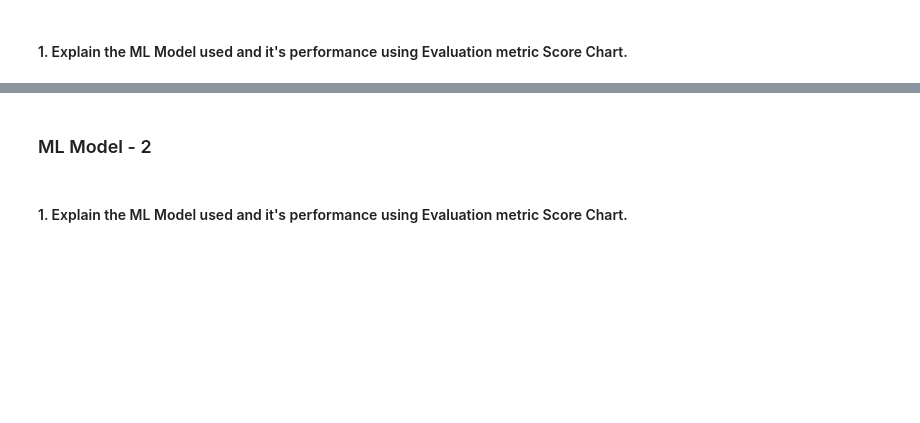
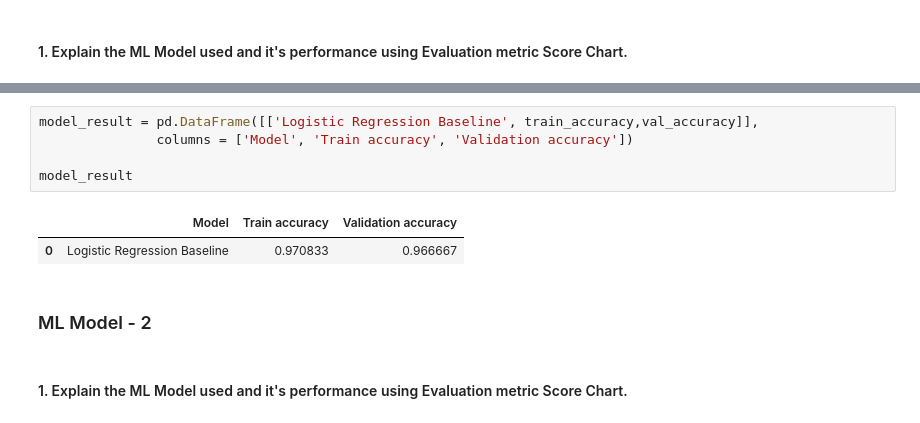
Before and after one commit to Ayushx29/Voyage-Analytics-Integrating-MLOps-in-Travel-Productionization-of-ML-Systems, a Jupyter notebook: Gender_Classification.ipynb, the cells around one changed output, grey strips where cells are left out. Saved outputs shown, nothing was run; the diff lists cells and outputs as text; blank space fills up the shorter version.

```diff
--- a/Gender_Classification.ipynb
+++ b/Gender_Classification.ipynb
@@ -881,3 +479,11 @@ Answer Here.
+# %%
+model_result = pd.DataFrame([['Logistic Regression Baseline', train_accuracy,val_accuracy]],
+               columns = ['Model', 'Train accuracy', 'Validation accuracy'])
+
+model_result
+# %% [output]
+|  | Model | Train accuracy | Validation accuracy |
+| 0 | Logistic Regression Baseline | 0.970833 | 0.966667 |
 # %% [markdown]
 ### ML Model - 2
 # %% [markdown]
```
Also changed, not shown: parts of 229 cells of this notebook.
